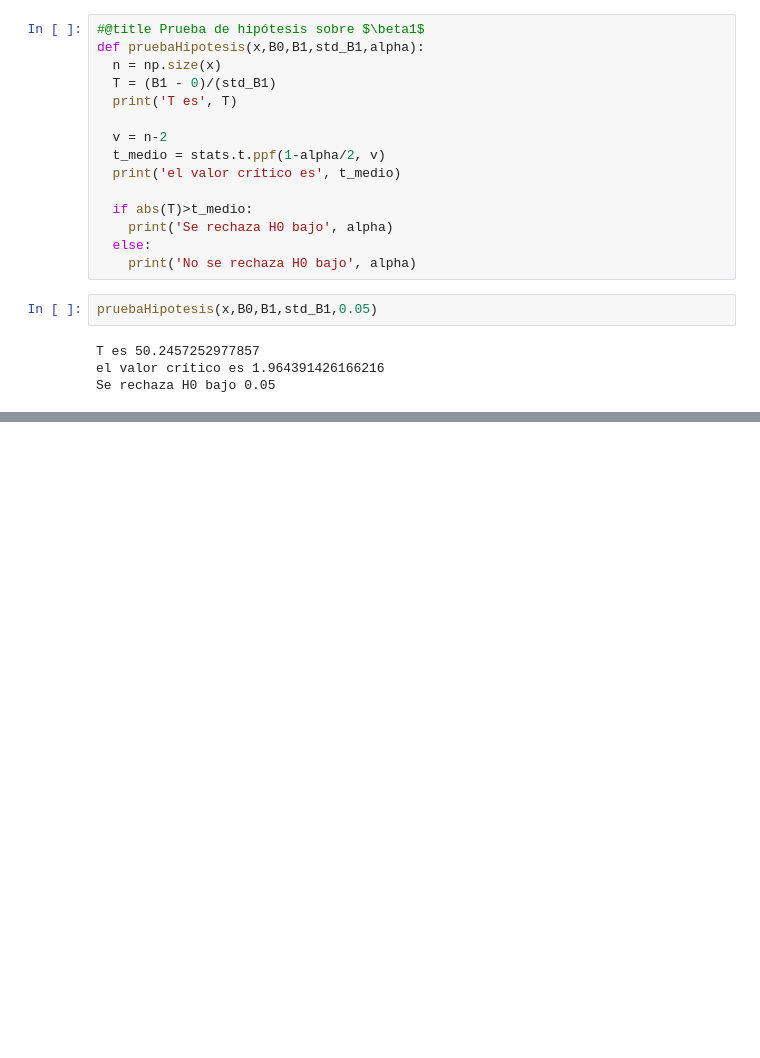
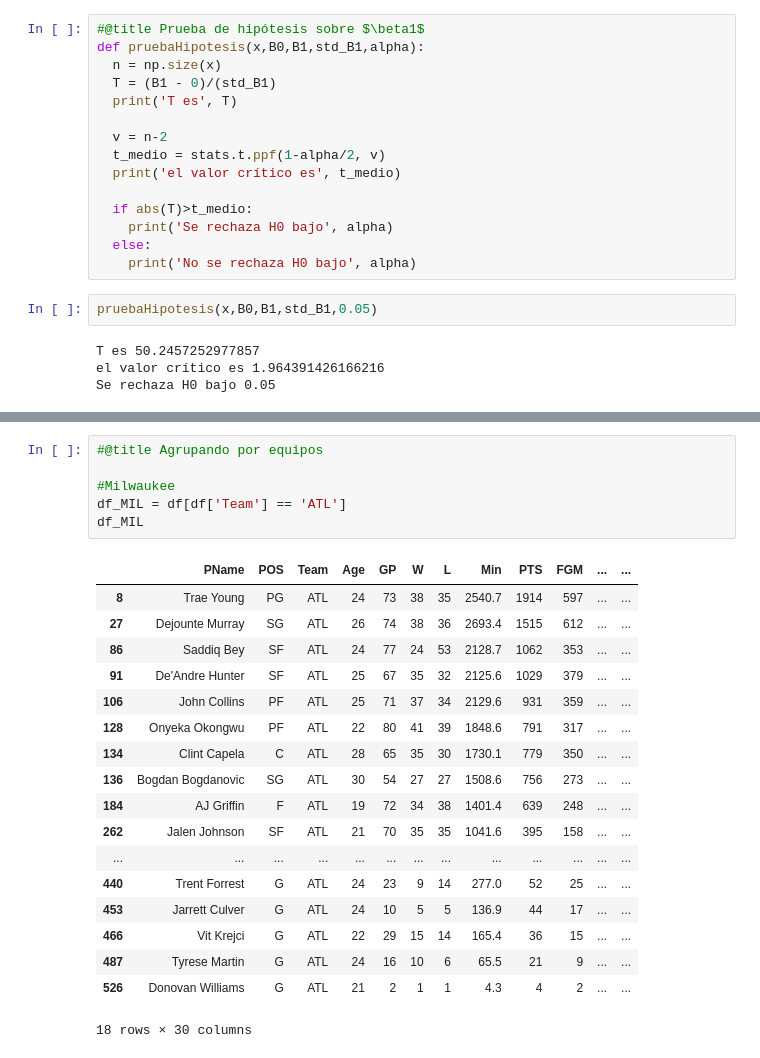
Before and after one commit to LauraCD2/23_nba, a Jupyter notebook: Proyecto.ipynb, the cells around one changed output, grey strips where cells are left out. Cells and saved outputs as stored; diff of their text form; blank space fills up the shorter version.

```diff
--- a/Proyecto.ipynb
+++ b/Proyecto.ipynb
@@ -583,0 +624,25 @@ Se rechaza H0 bajo 0.05
+# %%
+#@title Agrupando por equipos
+
+#Milwaukee
+df_MIL = df[df['Team'] == 'ATL']
+df_MIL
+# %% [output]
+|  | PName | POS | Team | Age | GP | W | L | Min | PTS | FGM | ... | ... |
+| 8 | Trae Young | PG | ATL | 24 | 73 | 38 | 35 | 2540.7 | 1914 | 597 | ... | ... |
+| 27 | Dejounte Murray | SG | ATL | 26 | 74 | 38 | 36 | 2693.4 | 1515 | 612 | ... | ... |
+| 86 | Saddiq Bey | SF | ATL | 24 | 77 | 24 | 53 | 2128.7 | 1062 | 353 | ... | ... |
+| 91 | De'Andre Hunter | SF | ATL | 25 | 67 | 35 | 32 | 2125.6 | 1029 | 379 | ... | ... |
+| 106 | John Collins | PF | ATL | 25 | 71 | 37 | 34 | 2129.6 | 931 | 359 | ... | ... |
+| 128 | Onyeka Okongwu | PF | ATL | 22 | 80 | 41 | 39 | 1848.6 | 791 | 317 | ... | ... |
+| 134 | Clint Capela | C | ATL | 28 | 65 | 35 | 30 | 1730.1 | 779 | 350 | ... | ... |
+| 136 | Bogdan Bogdanovic | SG | ATL | 30 | 54 | 27 | 27 | 1508.6 | 756 | 273 | ... | ... |
+| 184 | AJ Griffin | F | ATL | 19 | 72 | 34 | 38 | 1401.4 | 639 | 248 | ... | ... |
+| 262 | Jalen Johnson | SF | ATL | 21 | 70 | 35 | 35 | 1041.6 | 395 | 158 | ... | ... |
+| ... | ... | ... | ... | ... | ... | ... | ... | ... | ... | ... | ... | ... |
+| 440 | Trent Forrest | G | ATL | 24 | 23 | 9 | 14 | 277.0 | 52 | 25 | ... | ... |
+| 453 | Jarrett Culver | G | ATL | 24 | 10 | 5 | 5 | 136.9 | 44 | 17 | ... | ... |
+| 466 | Vit Krejci | G | ATL | 22 | 29 | 15 | 14 | 165.4 | 36 | 15 | ... | ... |
+| 487 | Tyrese Martin | G | ATL | 24 | 16 | 10 | 6 | 65.5 | 21 | 9 | ... | ... |
+| 526 | Donovan Williams | G | ATL | 21 | 2 | 1 | 1 | 4.3 | 4 | 2 | ... | ... |
+18 rows × 30 columns
```
Also changed, not shown: parts of 4 cells of this notebook.
